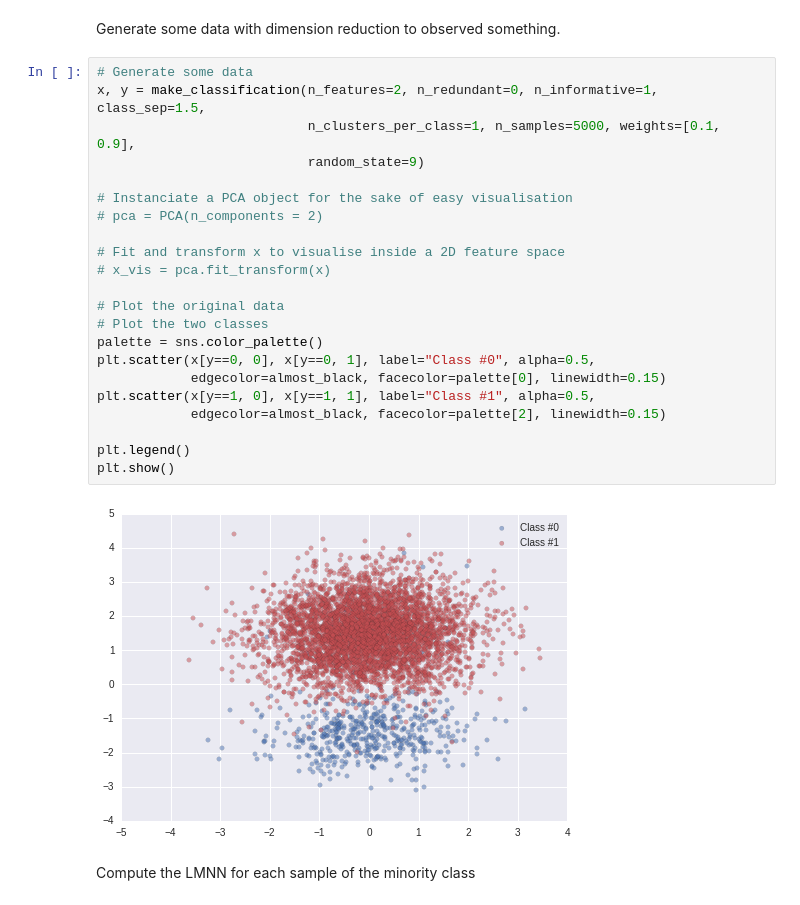
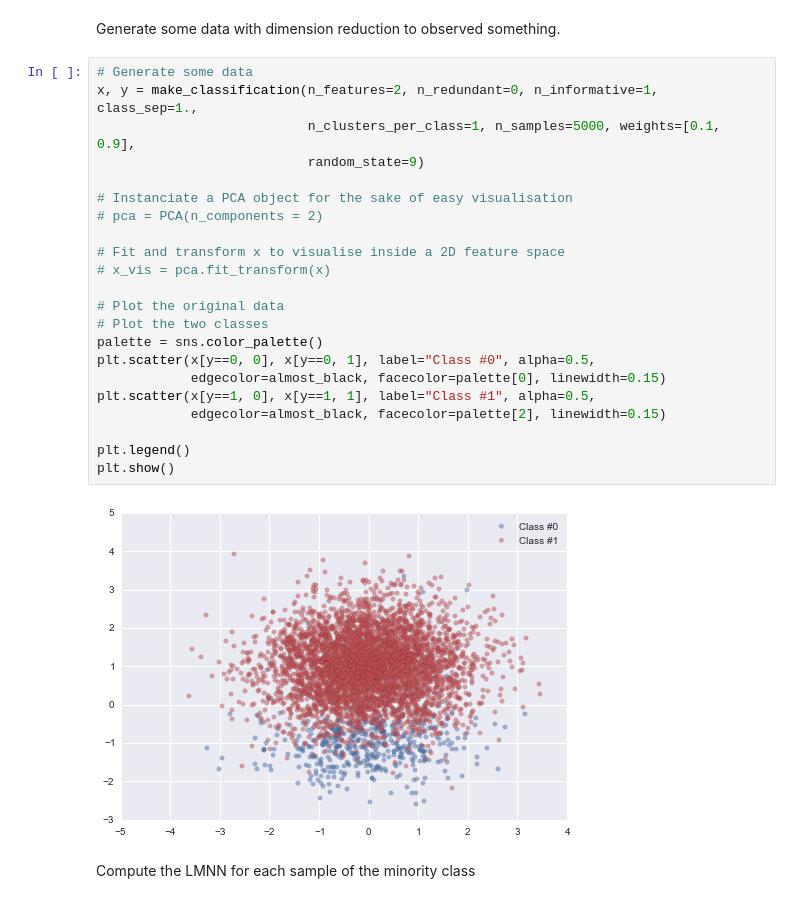
Before and after one commit to I2Cvb/prostate, a Jupyter notebook: notebook/imbalancing-thinkbook.ipynb, the cells around one changed output. Saved outputs shown, nothing was run; the diff lists cells and outputs as text.

```diff
--- a/notebook/imbalancing-thinkbook.ipynb
+++ b/notebook/imbalancing-thinkbook.ipynb
@@ -22,28 +22,28 @@ almost_black = '#262626'
 Generate some data with dimension reduction to observed something.
 # %%
 # Generate some data
-x, y = make_classification(n_features=2, n_redundant=0, n_informative=1, class_sep=1.5,
+x, y = make_classification(n_features=2, n_redundant=0, n_informative=1, class_sep=1.,
                            n_clusters_per_class=1, n_samples=5000, weights=[0.1, 0.9],
                            random_state=9)
 
 # Instanciate a PCA object for the sake of easy visualisation
 # pca = PCA(n_components = 2)
 
 # Fit and transform x to visualise inside a 2D feature space
 # x_vis = pca.fit_transform(x)
 
 # Plot the original data
 # Plot the two classes
 palette = sns.color_palette()
 plt.scatter(x[y==0, 0], x[y==0, 1], label="Class #0", alpha=0.5,
             edgecolor=almost_black, facecolor=palette[0], linewidth=0.15)
 plt.scatter(x[y==1, 0], x[y==1, 1], label="Class #1", alpha=0.5,
             edgecolor=almost_black, facecolor=palette[2], linewidth=0.15)
 
 plt.legend()
 plt.show()
 # %% [output]
-[figure, old version]
+[figure, new version]
 # %% [markdown]
 Compute the LMNN for each sample of the minority class
 # %%
```
Also changed, not shown: parts of 4 cells of this notebook.
